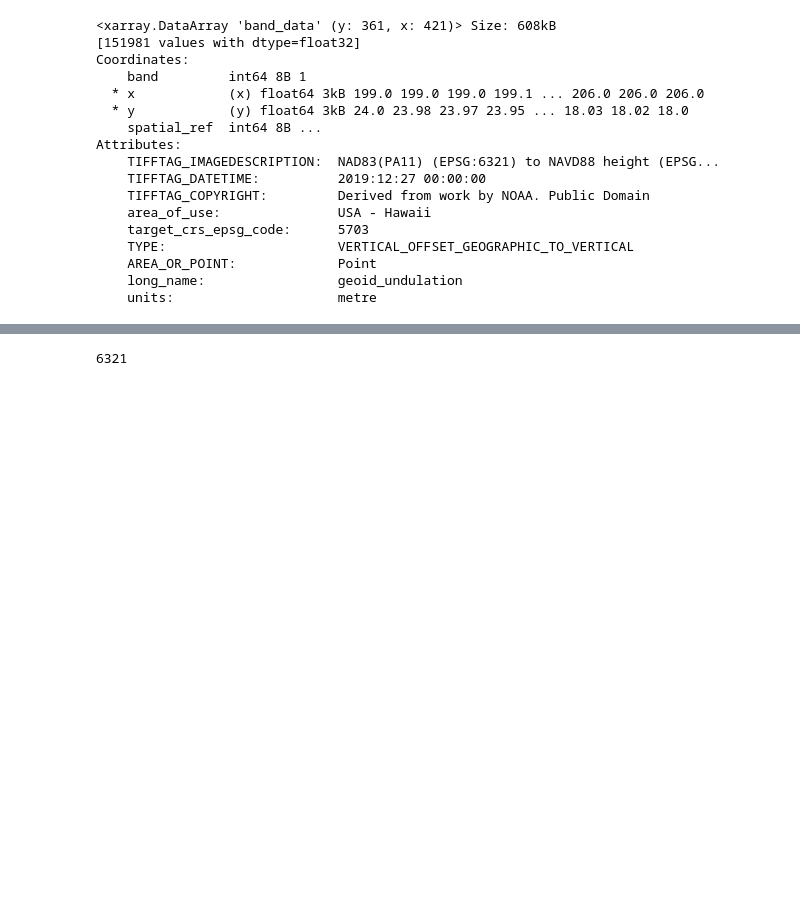
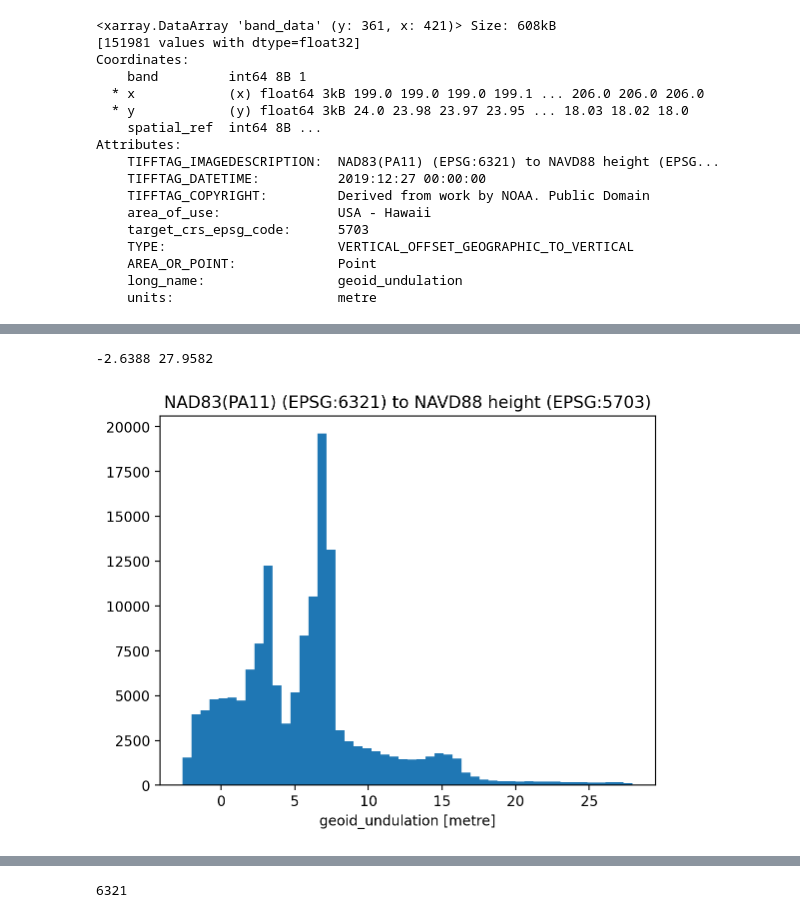
Before and after one commit to uw-cryo/3D_CRS_Transformation_Resources, a Jupyter notebook: hawaii.ipynb, the cells around one changed output, grey strips where cells are left out. Cells and saved outputs as stored; diff of their text form; code cells hidden in the pictures; blank space fills up the shorter version.

```diff
--- a/hawaii.ipynb
+++ b/hawaii.ipynb
@@ -36,0 +45,7 @@ Attributes:
+# %%
+print(da_2012b.min().values, da_2012b.max().values)
+_ = da_2012b.plot.hist(bins=50);
+plt.title('NAD83(PA11) (EPSG:6321) to NAVD88 height (EPSG:5703)');
+# %% [output]
+-2.6388 27.9582
+[figure, added]
```
Also changed, not shown: parts of 7 cells of this notebook.
